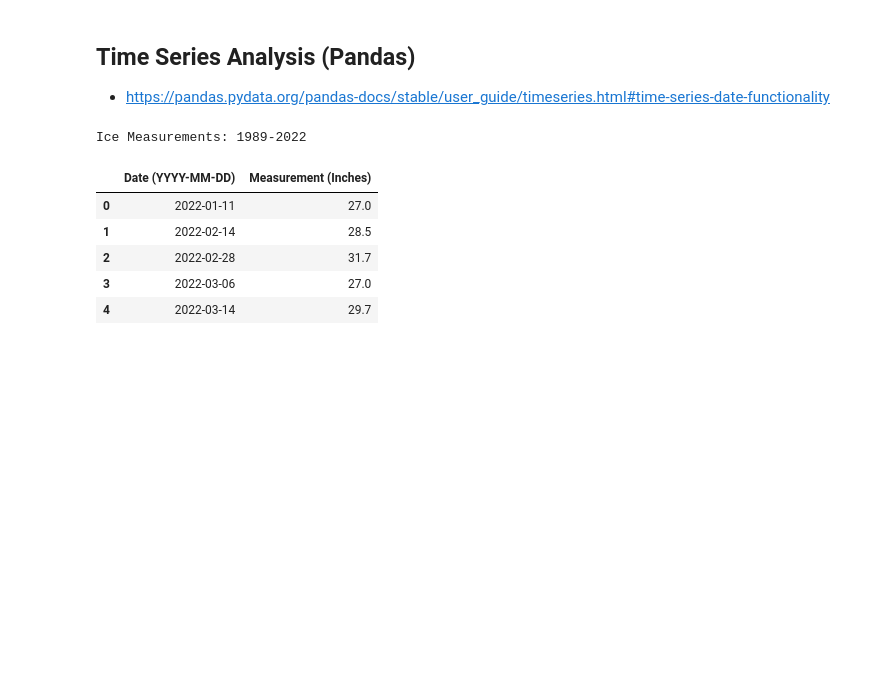
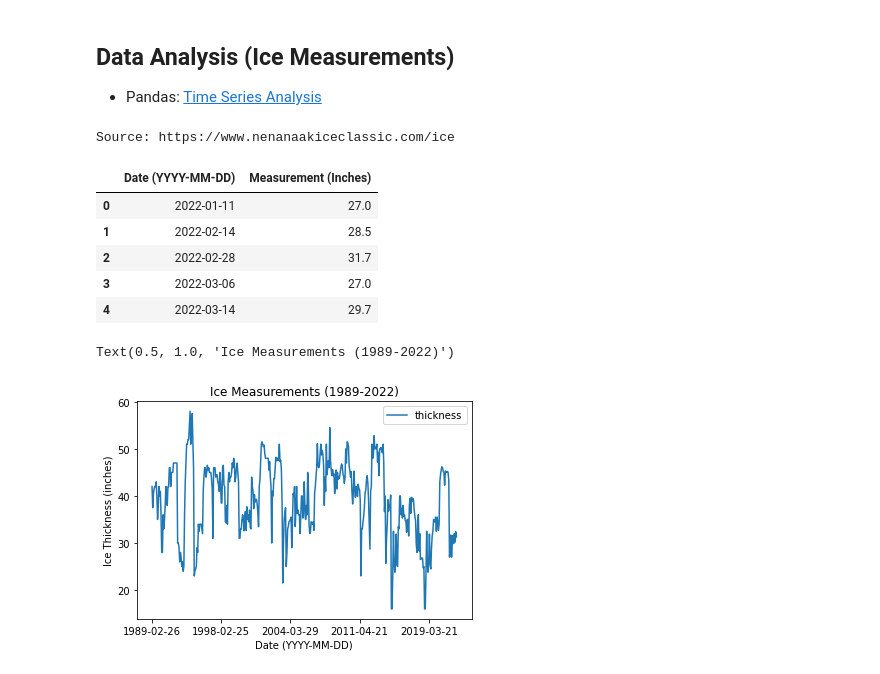
Before and after one commit to TechSolomon/tripod, a Jupyter notebook: notebooks/time.ipynb, the cells around one changed output. Drawn from its saved outputs; the diff is of its cells as text; code cells hidden in the pictures; blank space fills up the shorter version.

Commit message:
add: sample plot for first dataset (ice)

```diff
--- a/notebooks/time.ipynb
+++ b/notebooks/time.ipynb
@@ -1,23 +1,47 @@
 # %% [markdown]
-## Time Series Analysis (Pandas)
-- https://pandas.pydata.org/pandas-docs/stable/user_guide/timeseries.html#time-series-date-functionality
+## Data Analysis (Ice Measurements)
+- Pandas: [Time Series Analysis](https://pandas.pydata.org/pandas-docs/stable/user_guide/timeseries.html#time-series-date-functionality)
 # %%
 # Import the necessary modules
 import pandas as pd
 import numpy as np
 import matplotlib.pyplot as plt
+
+print("Source: https://www.nenanaakiceclassic.com/ice")
+# %% [output]
+Source: https://www.nenanaakiceclassic.com/ice
 # %%
-print("Ice Measurements: 1989-2022")
-
 # Read in the data (CSV)
 df = pd.read_csv("../data/IceMeasurements_1989-2022.csv")
 
 df.head()
 # %% [output]
-Ice Measurements: 1989-2022
 |  | Date (YYYY-MM-DD) | Measurement (Inches) |
 | 0 | 2022-01-11 | 27.0 |
 | 1 | 2022-02-14 | 28.5 |
 | 2 | 2022-02-28 | 31.7 |
 | 3 | 2022-03-06 | 27.0 |
 | 4 | 2022-03-14 | 29.7 |
+# %%
+# Rename the columns
+date = df.rename(columns={'Date (YYYY-MM-DD)': 'date'})
+thickness = df.rename(columns={'Measurement (Inches)': 'thickness'})
+
+# Create a new dataframe
+df_new = pd.concat([date, thickness], axis=1)
+
+# Sort the dataframe by date
+df_new = df_new.sort_values(by='date')
+
+# Plot the data
+df_new.plot(x='date', y='thickness', kind='line')
+
+# Plotting date vs. ice thickness
+plt.xlabel('Date (YYYY-MM-DD)')
+plt.ylabel('Ice Thickness (inches)')
+
+# Add a title
+plt.title('Ice Measurements (1989-2022)')
+# %% [output]
+Text(0.5, 1.0, 'Ice Measurements (1989-2022)')
+[figure, added]
```
Also changed, not shown: parts of 1 cell of this notebook, 2 other files.
